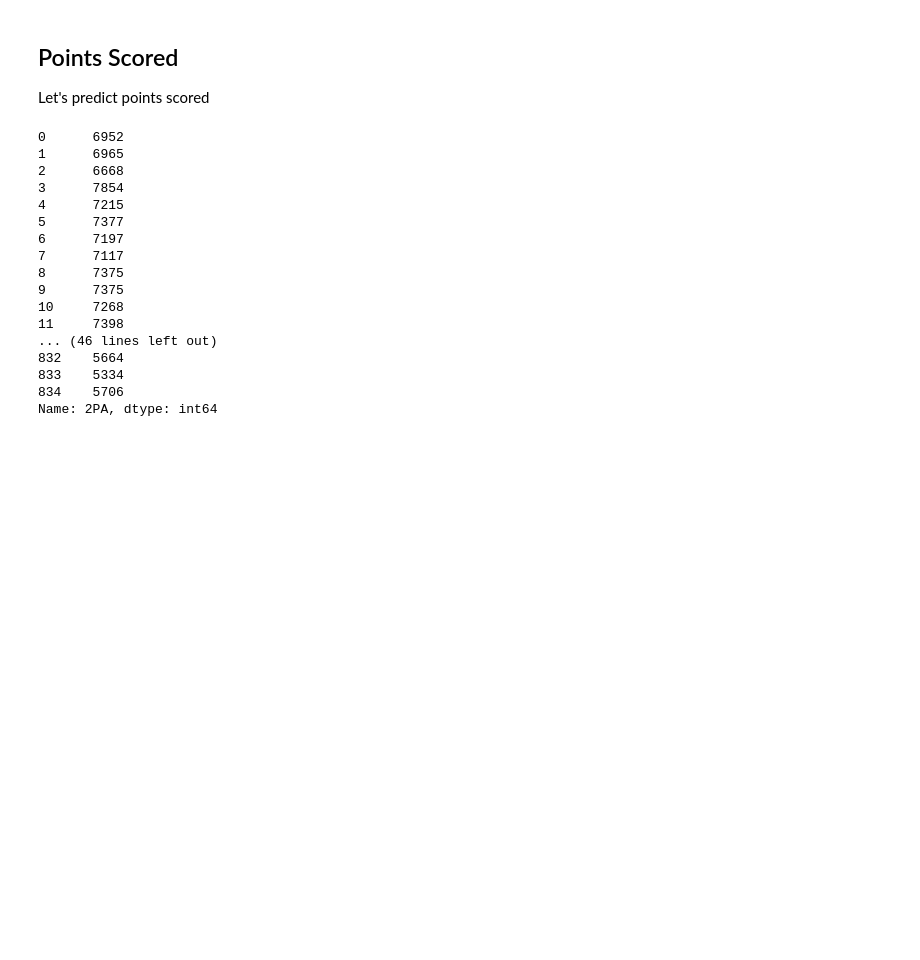
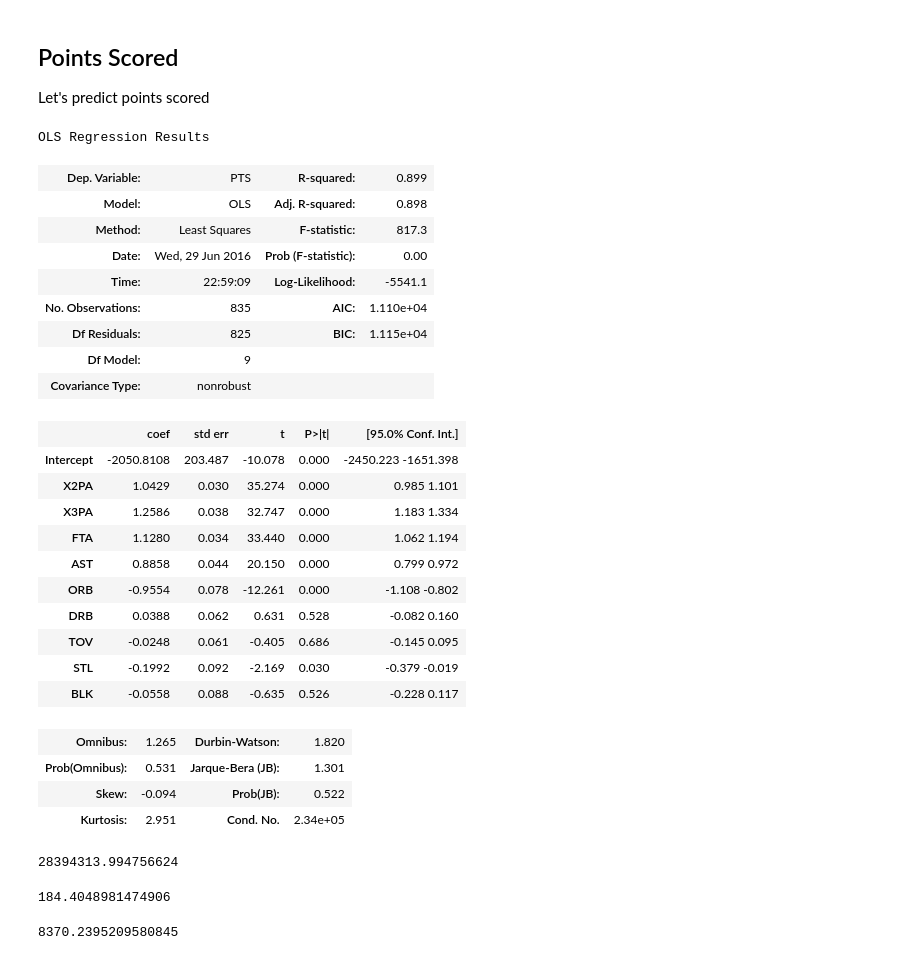
Before and after one commit to kureck/analytics-edge, a Jupyter notebook: nba.ipynb, the cells around one changed output. Saved outputs shown, nothing was run; the diff lists cells and outputs as text; code cells hidden in the pictures; blank space fills up the shorter version.

```diff
--- a/nba.ipynb
+++ b/nba.ipynb
@@ -81,23 +84,50 @@ W = 41 + 0.0326 * ptsDiff
 
 Let's predict points scored
 # %%
-#points_reg = sm.ols(formula='PTS ~ 2PA + 3PA + FTA + AST + ORB + DRB + TOV + STL + BLK', data=nba)
-nba['2PA']
+points_reg = sm.ols(formula='PTS ~ X2PA + X3PA + FTA + AST + ORB + DRB + TOV + STL + BLK', data=nba)
+fitting_points = points_reg.fit()
 # %% [output]
-0      6952
-1      6965
-2      6668
-3      7854
-4      7215
-5      7377
-6      7197
-7      7117
-8      7375
-9      7375
-10     7268
-11     7398
-... (46 lines left out)
-832    5664
-833    5334
-834    5706
-Name: 2PA, dtype: int64
+OLS Regression Results
+| Dep. Variable: | PTS | R-squared: | 0.899 |
+| Model: | OLS | Adj. R-squared: | 0.898 |
+| Method: | Least Squares | F-statistic: | 817.3 |
+| Date: | Wed, 29 Jun 2016 | Prob (F-statistic): | 0.00 |
+| Time: | 22:59:09 | Log-Likelihood: | -5541.1 |
+| No. Observations: | 835 | AIC: | 1.110e+04 |
+| Df Residuals: | 825 | BIC: | 1.115e+04 |
+| Df Model: | 9 |  |  |
+| Covariance Type: | nonrobust |  |  |
+|  | coef | std err | t | P>|t| | [95.0% Conf. Int.] |
+| Intercept | -2050.8108 | 203.487 | -10.078 | 0.000 | -2450.223 -1651.398 |
+| X2PA | 1.0429 | 0.030 | 35.274 | 0.000 | 0.985 1.101 |
+| X3PA | 1.2586 | 0.038 | 32.747 | 0.000 | 1.183 1.334 |
+| FTA | 1.1280 | 0.034 | 33.440 | 0.000 | 1.062 1.194 |
+| AST | 0.8858 | 0.044 | 20.150 | 0.000 | 0.799 0.972 |
+| ORB | -0.9554 | 0.078 | -12.261 | 0.000 | -1.108 -0.802 |
+| DRB | 0.0388 | 0.062 | 0.631 | 0.528 | -0.082 0.160 |
+| TOV | -0.0248 | 0.061 | -0.405 | 0.686 | -0.145 0.095 |
+| STL | -0.1992 | 0.092 | -2.169 | 0.030 | -0.379 -0.019 |
+| BLK | -0.0558 | 0.088 | -0.635 | 0.526 | -0.228 0.117 |
+| Omnibus: | 1.265 | Durbin-Watson: | 1.820 |
+| Prob(Omnibus): | 0.531 | Jarque-Bera (JB): | 1.301 |
+| Skew: | -0.094 | Prob(JB): | 0.522 |
+| Kurtosis: | 2.951 | Cond. No. | 2.34e+05 |
+# %%
+# let's calculate the SSE with the residuals
+SSE = sum(fitting_points.resid**2)
+SSE
+# %% [output]
+28394313.994756624
+# %%
+# Well... it's not very interpretable quantity :)
+# What about Root Mean Square Error? It's more interpretable.
+RMSE = sqrt(SSE/len(nba))
+RMSE
+# %% [output]
+184.4048981474906
+# %%
+# It's our average error... 184.4 points
+# is quite a lot... but we must see the average points in a season
+np.mean(nba.PTS)
+# %% [output]
+8370.2395209580845
```
Also changed, not shown: parts of 14 cells of this notebook.
